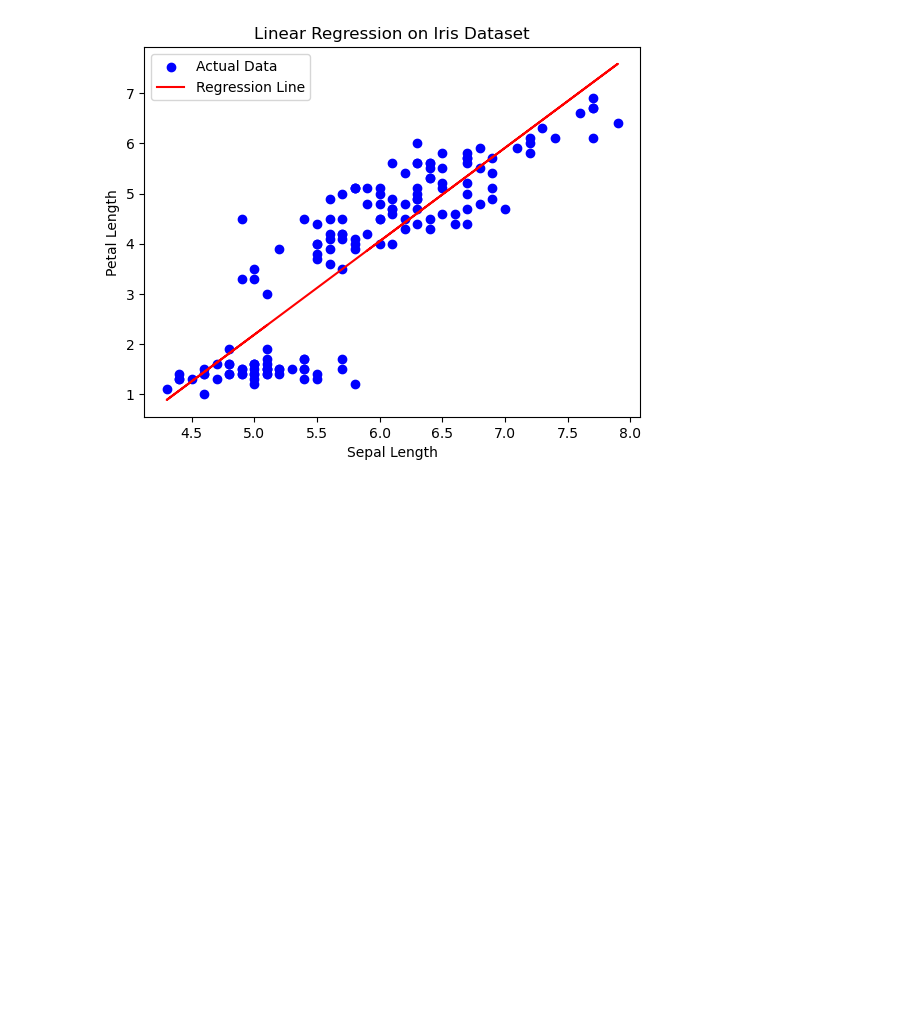
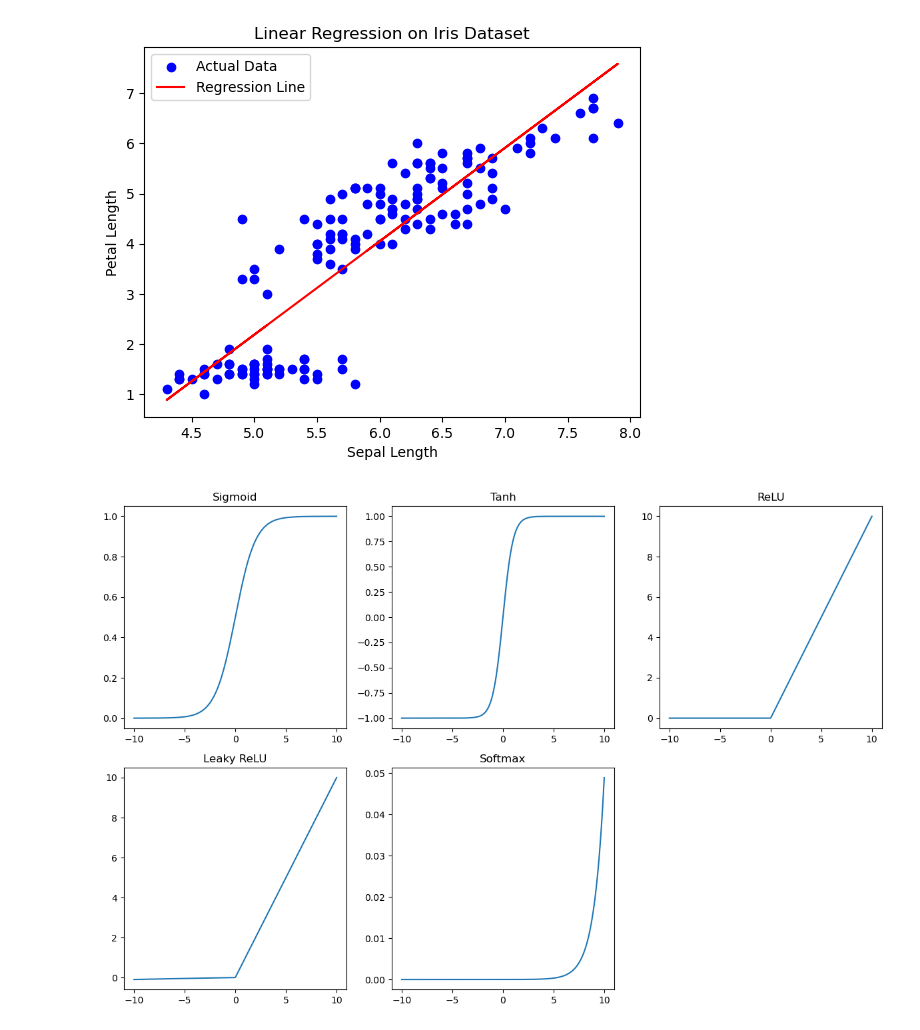
Before and after one commit to darshanrana023/Promact_Internship, a Jupyter notebook: Week 4/Day 1/Day 1.ipynb, the cells around one changed output. Saved outputs shown, nothing was run; the diff lists cells and outputs as text; code cells hidden in the pictures; blank space fills up the shorter version.

```diff
--- a/Week 4/Day 1/Day 1.ipynb
+++ b/Week 4/Day 1/Day 1.ipynb
@@ -84,3 +84,61 @@ plt.legend()
 plt.show()
 # %% [output]
 [figure]
+# %%
+import numpy as np
+import matplotlib.pyplot as plt
+
+# Activation functions
+def sigmoid(x):
+    return 1 / (1 + np.exp(-x))
+
+def tanh(x):
+    return np.tanh(x)
+
+def relu(x):
+    return np.maximum(0, x)
+
+def leaky_relu(x, alpha=0.01):
+    return np.where(x > 0, x, alpha * x)
+
+def softmax(x):
+    e_x = np.exp(x - np.max(x))
+    return e_x / e_x.sum()
+
+# Create input values
+x = np.linspace(-10, 10, 400)
+
+# Compute activation function outputs
+sigmoid_output = sigmoid(x)
+tanh_output = tanh(x)
+relu_output = relu(x)
+leaky_relu_output = leaky_relu(x)
+softmax_output = softmax(x)
+
+# Plot the activation functions
+plt.figure(figsize=(12, 8))
+
+plt.subplot(2, 3, 1)
+plt.title('Sigmoid')
+plt.plot(x, sigmoid_output)
+
+plt.subplot(2, 3, 2)
+plt.title('Tanh')
+plt.plot(x, tanh_output)
+
+plt.subplot(2, 3, 3)
+plt.title('ReLU')
+plt.plot(x, relu_output)
+
+plt.subplot(2, 3, 4)
+plt.title('Leaky ReLU')
+plt.plot(x, leaky_relu_output)
+
+plt.subplot(2, 3, 5)
+plt.title('Softmax')
+plt.plot(x, softmax_output)
+
+plt.tight_layout()
+plt.show()
+# %% [output]
+[figure, added]
```
